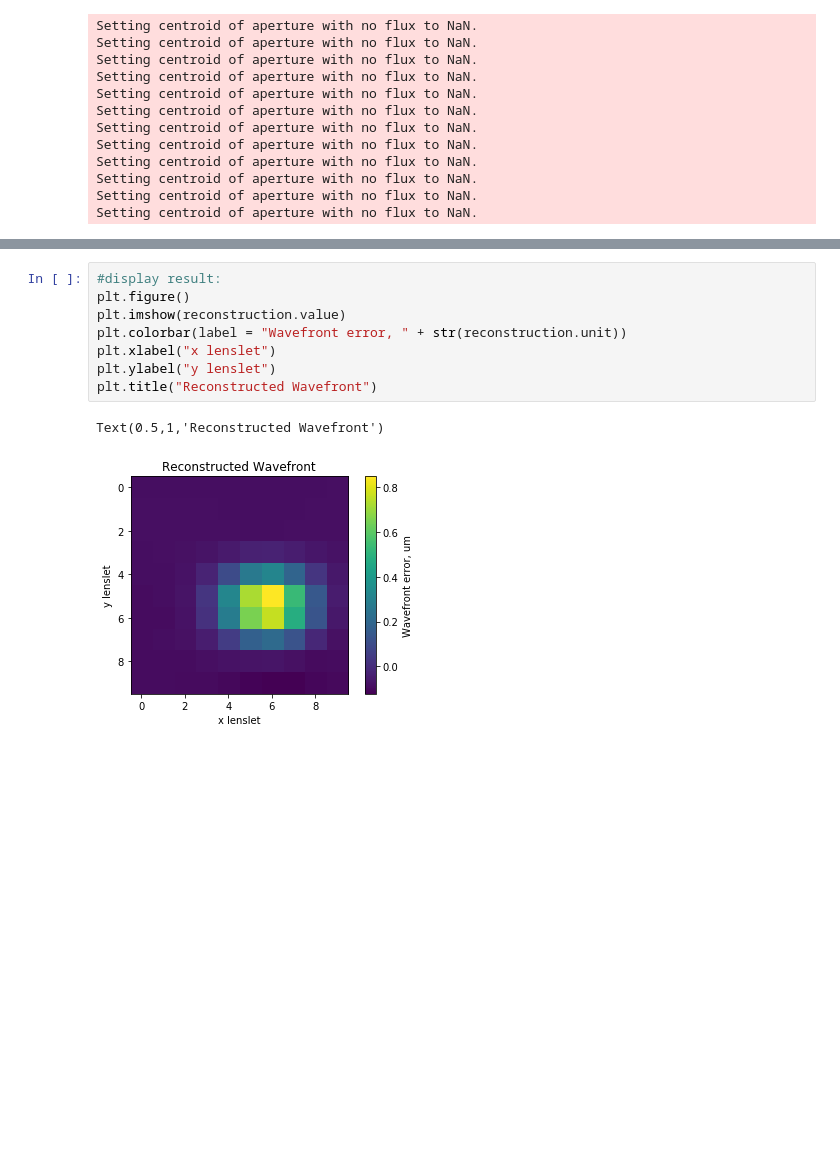
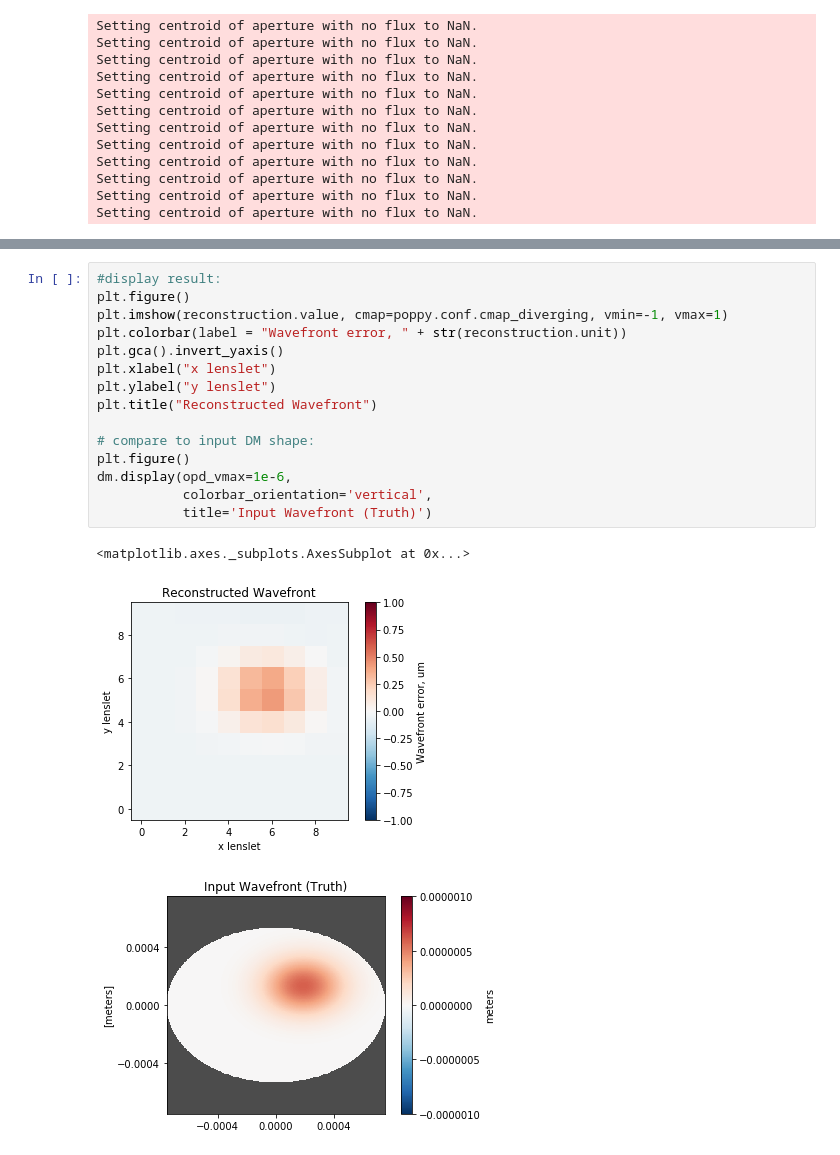
Before and after one commit to spacetelescope/poppy, a Jupyter notebook: notebooks/Shack Hartmann Wavefront Sensor Demo.ipynb, the cells around one changed output, grey strips where cells are left out. Drawn from its saved outputs; the diff is of its cells as text; blank space fills up the shorter version.

```diff
--- a/notebooks/Shack Hartmann Wavefront Sensor Demo.ipynb
+++ b/notebooks/Shack Hartmann Wavefront Sensor Demo.ipynb
@@ -173,11 +173,19 @@ Algorithm terminated at max iterations without convergence.
 # %%
 #display result:
 plt.figure()
-plt.imshow(reconstruction.value)
+plt.imshow(reconstruction.value, cmap=poppy.conf.cmap_diverging, vmin=-1, vmax=1)
 plt.colorbar(label = "Wavefront error, " + str(reconstruction.unit))
+plt.gca().invert_yaxis()
 plt.xlabel("x lenslet")
 plt.ylabel("y lenslet")
 plt.title("Reconstructed Wavefront")
+
+# compare to input DM shape:
+plt.figure()
+dm.display(opd_vmax=1e-6,
+           colorbar_orientation='vertical',
+           title='Input Wavefront (Truth)')
 # %% [output]
-Text(0.5,1,'Reconstructed Wavefront')
+<matplotlib.axes._subplots.AxesSubplot at 0x...>
-[figure, old version]
+[figure, new version]
+[figure, added]
```
Also changed, not shown: parts of 3 cells of this notebook, 1 other file.
